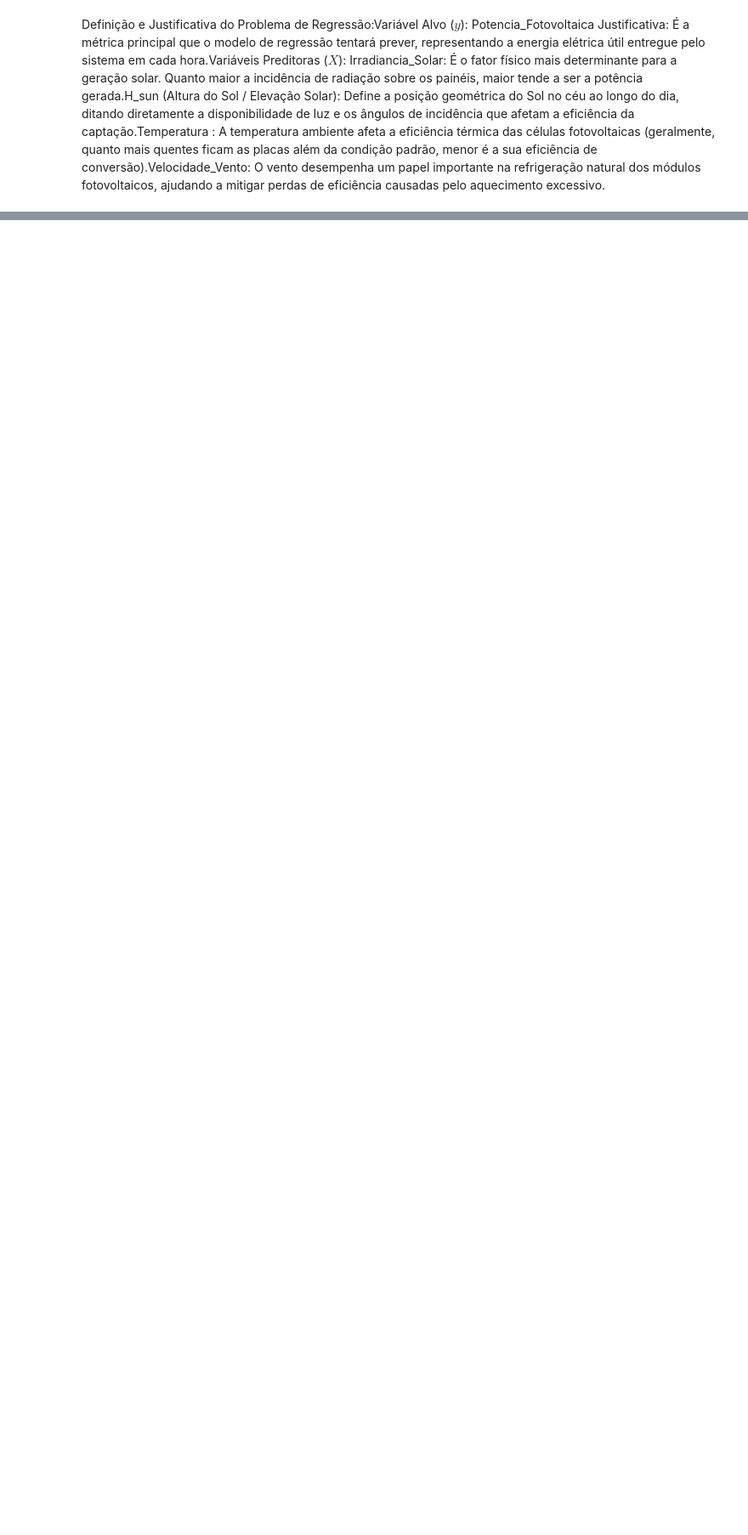
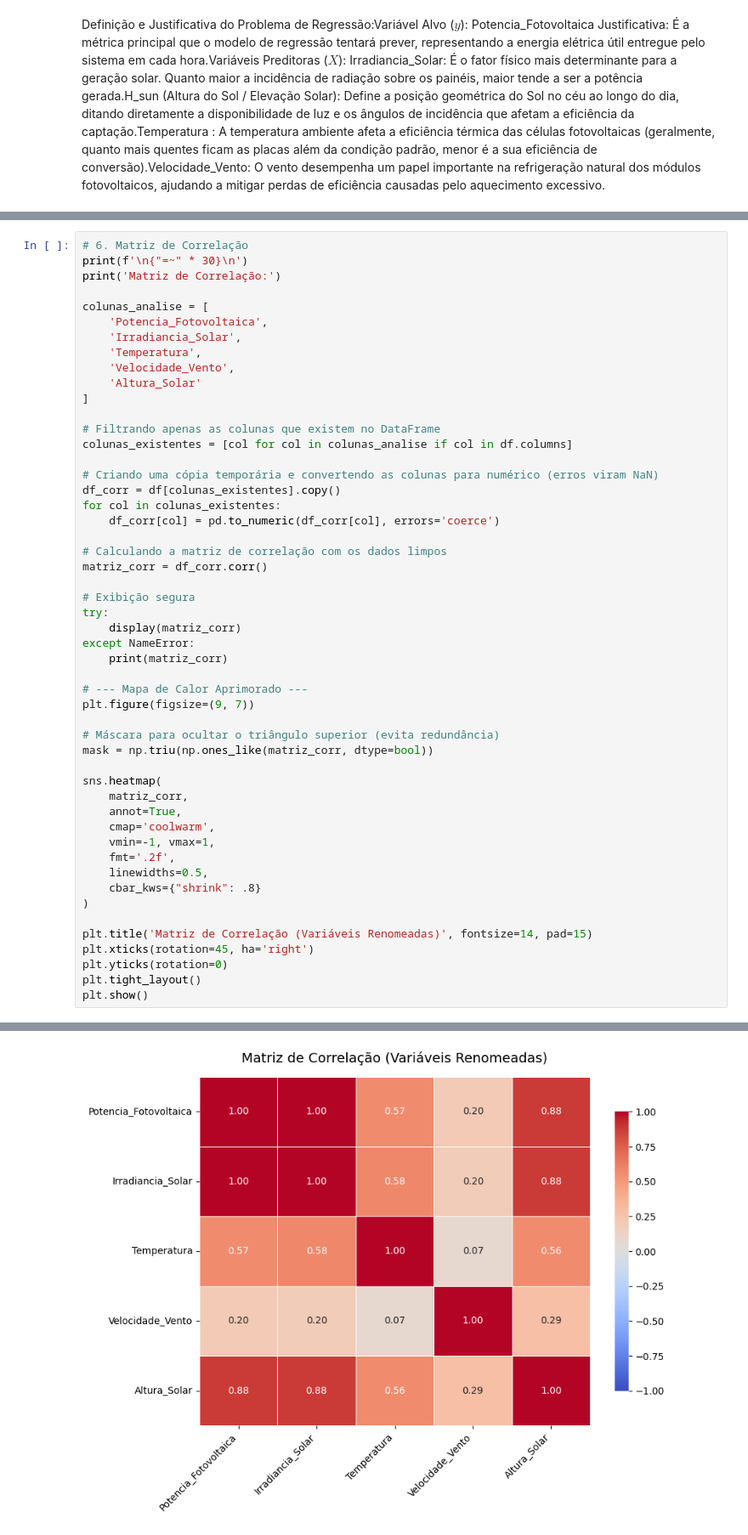
Before and after one commit to PedroHNeves1505/CP2_MLAM_Semestre_2, a Jupyter notebook: CP2_SERS_Semestre_2.ipynb, the cells around one changed output, grey strips where cells are left out. Shown at 85% size. Saved outputs shown, nothing was run; the diff lists cells and outputs as text; blank space fills up the shorter version.

```diff
--- a/CP2_SERS_Semestre_2.ipynb
+++ b/CP2_SERS_Semestre_2.ipynb
@@ -221,0 +233,52 @@ plt.show()
+# %%
+# 6. Matriz de Correlação
+print(f'\n{"=~" * 30}\n')
+print('Matriz de Correlação:')
+
+colunas_analise = [
+    'Potencia_Fotovoltaica',
+    'Irradiancia_Solar',
+    'Temperatura',
+    'Velocidade_Vento',
+    'Altura_Solar'
+]
+
+# Filtrando apenas as colunas que existem no DataFrame
+colunas_existentes = [col for col in colunas_analise if col in df.columns]
+
+# Criando uma cópia temporária e convertendo as colunas para numérico (erros viram NaN)
+df_corr = df[colunas_existentes].copy()
+for col in colunas_existentes:
+    df_corr[col] = pd.to_numeric(df_corr[col], errors='coerce')
+
+# Calculando a matriz de correlação com os dados limpos
+matriz_corr = df_corr.corr()
+
+# Exibição segura
+try:
+    display(matriz_corr)
+except NameError:
+    print(matriz_corr)
+
+# --- Mapa de Calor Aprimorado ---
+plt.figure(figsize=(9, 7))
+
+# Máscara para ocultar o triângulo superior (evita redundância)
+mask = np.triu(np.ones_like(matriz_corr, dtype=bool))
+
+sns.heatmap(
+    matriz_corr,
+    annot=True,
+    cmap='coolwarm',
+    vmin=-1, vmax=1,
+    fmt='.2f',
+    linewidths=0.5,
+    cbar_kws={"shrink": .8}
+)
+
+plt.title('Matriz de Correlação (Variáveis Renomeadas)', fontsize=14, pad=15)
+plt.xticks(rotation=45, ha='right')
+plt.yticks(rotation=0)
+plt.tight_layout()
+plt.show()
+# %% [output]
@@ -221,0 +294 @@ plt.show()
+[figure, added]
```
Also changed, not shown: parts of 10 cells of this notebook.
